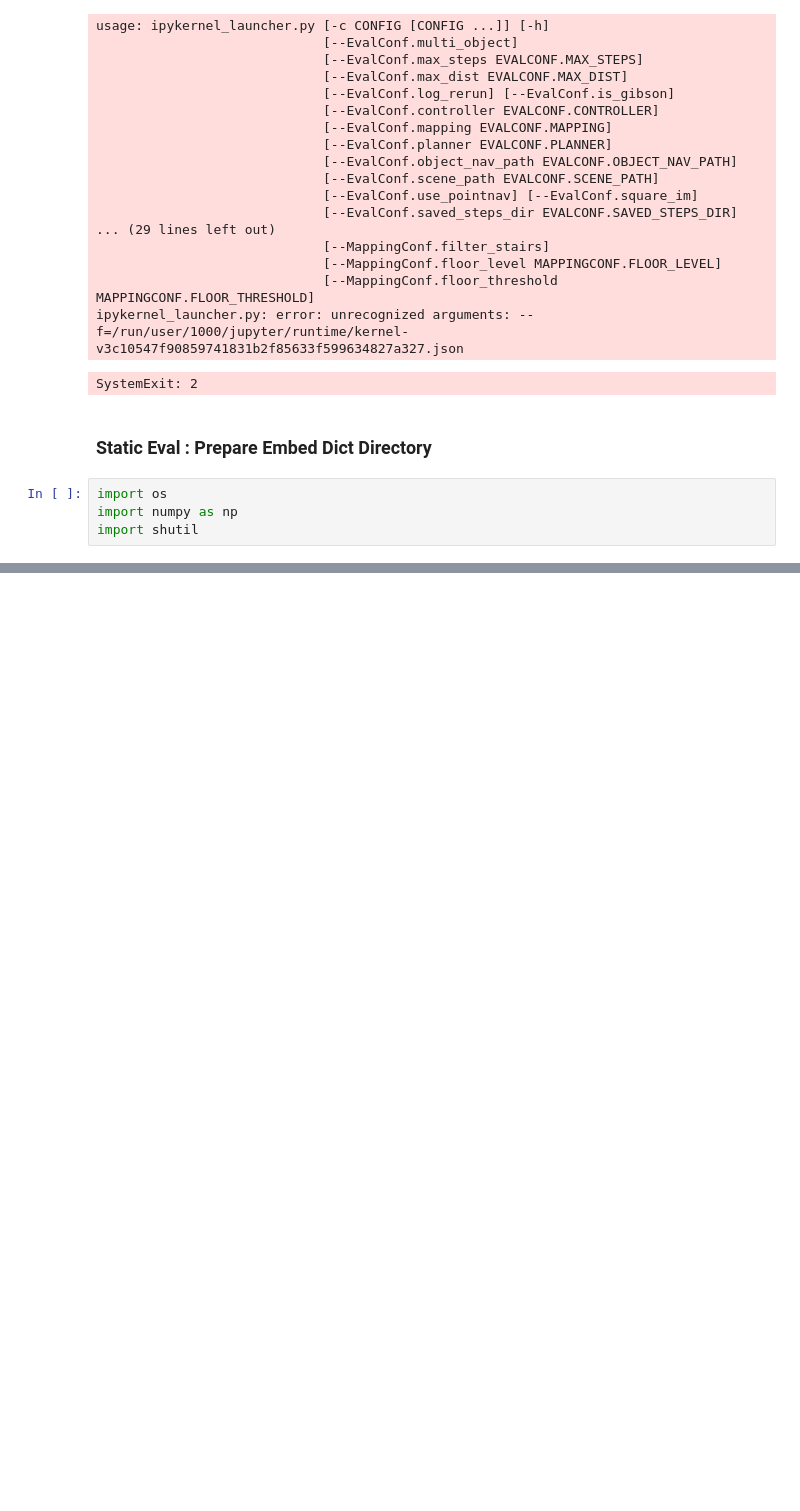
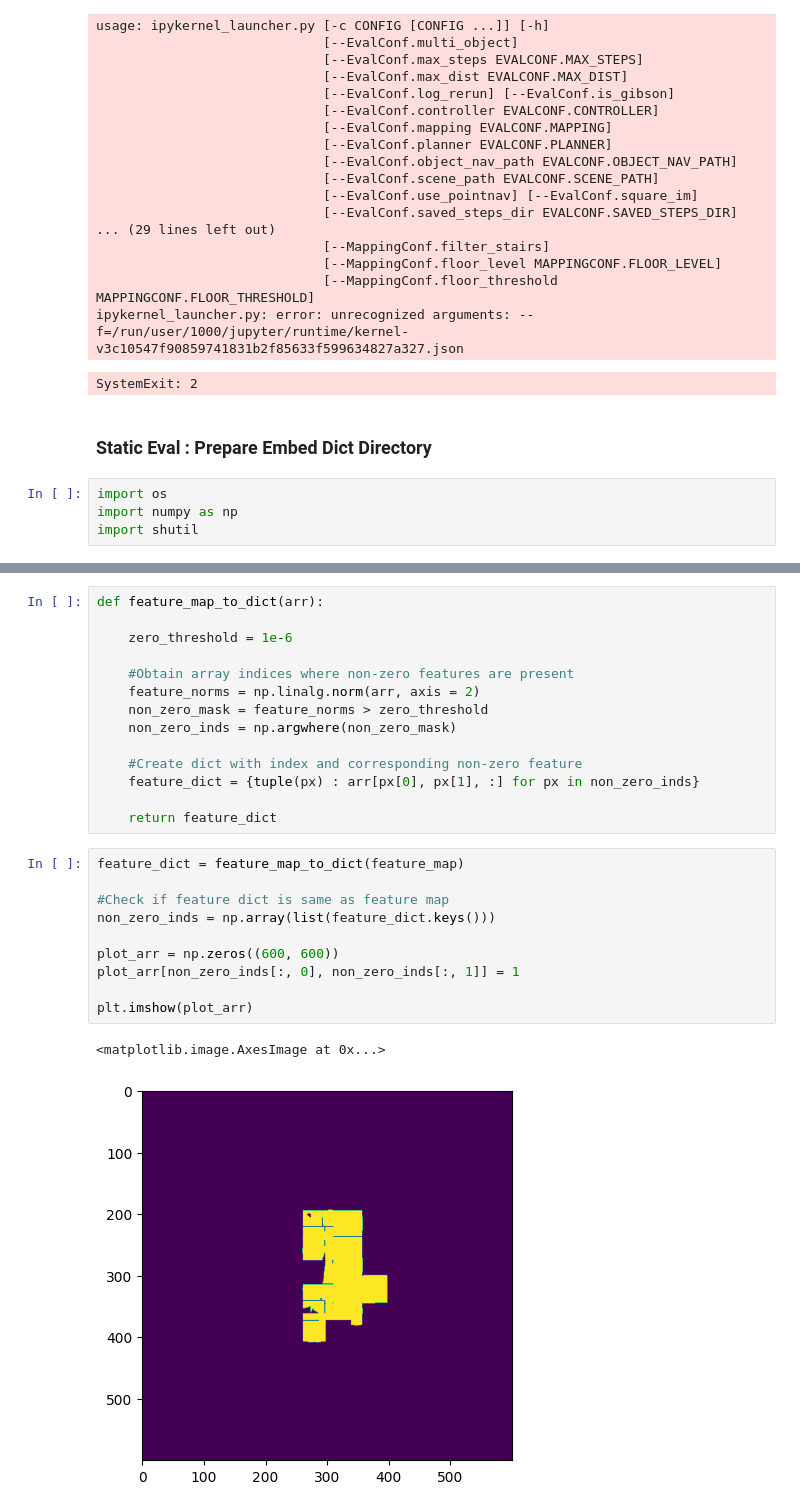
Before and after one commit to JelinR/OneMap, a Jupyter notebook: rough.ipynb, the cells around one changed output, grey strips where cells are left out. Drawn from its saved outputs; the diff is of its cells as text; blank space fills up the shorter version.

```diff
--- a/rough.ipynb
+++ b/rough.ipynb
@@ -285,0 +624,27 @@ embed_dict_scene_QaLdnwvtxbs.npz QaLdnwvtxbs
+# %%
+def feature_map_to_dict(arr):
+
+    zero_threshold = 1e-6
+
+    #Obtain array indices where non-zero features are present
+    feature_norms = np.linalg.norm(arr, axis = 2)
+    non_zero_mask = feature_norms > zero_threshold
+    non_zero_inds = np.argwhere(non_zero_mask)
+
+    #Create dict with index and corresponding non-zero feature
+    feature_dict = {tuple(px) : arr[px[0], px[1], :] for px in non_zero_inds}
+
+    return feature_dict
+# %%
+feature_dict = feature_map_to_dict(feature_map)
+
+#Check if feature dict is same as feature map
+non_zero_inds = np.array(list(feature_dict.keys()))
+
+plot_arr = np.zeros((600, 600))
+plot_arr[non_zero_inds[:, 0], non_zero_inds[:, 1]] = 1
+
+plt.imshow(plot_arr)
+# %% [output]
+<matplotlib.image.AxesImage at 0x...>
+[figure, added]
```
Also changed, not shown: parts of 56 cells of this notebook, 7 other files.
